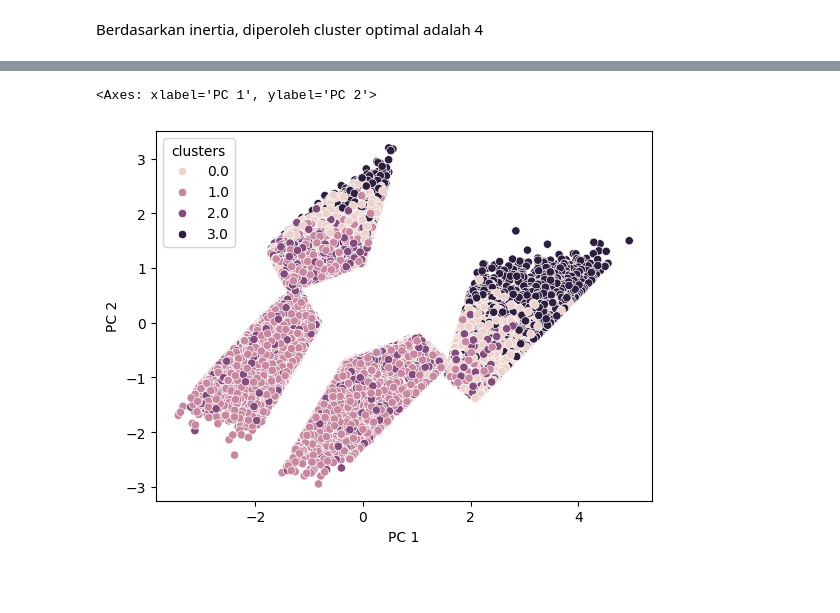
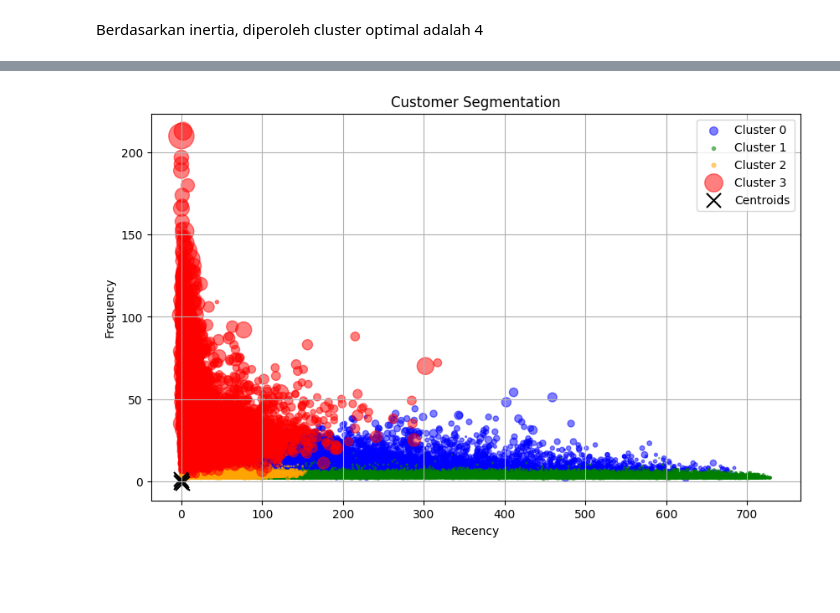
Before and after one commit to mfathul21/airline-customer-value, a Jupyter notebook: Airline_Customer_Segmentation.ipynb, the cells around one changed output, grey strips where cells are left out. Drawn from its saved outputs; the diff is of its cells as text; code cells hidden in the pictures; blank space fills up the shorter version.

```diff
--- a/Airline_Customer_Segmentation.ipynb
+++ b/Airline_Customer_Segmentation.ipynb
@@ -724,7 +705,22 @@ data_pca.head()
-# %%
-sns.scatterplot(x='PC 1', y='PC 2', hue='clusters', data=data_pca)
-# %% [output]
-<Axes: xlabel='PC 1', ylabel='PC 2'>
-[figure, removed]
-# %% [markdown]
-###
+# %%
+plt.figure(figsize=(10, 6))
+
+colors = ['blue', 'green', 'orange', 'red']
+marker_sizes = customers['monetary'] / 1000  # Adjust scaling factor as needed
+
+for cluster, color in zip(range(4), colors):
+    cluster_data = customers[customers['Cluster'] == cluster]
+    plt.scatter(cluster_data['recency'], cluster_data['frequency'], s=marker_sizes[cluster_data.index],
+                c=color, label=f'Cluster {cluster}', alpha=0.5)
+
+centroids = model.cluster_centers_
+plt.scatter(centroids[:, 0], centroids[:, 1], marker='x', s=150, c='black', label='Centroids')
+
+plt.xlabel('Recency')
+plt.ylabel('Frequency')
+plt.title('Customer Segmentation')
+plt.legend()
+plt.grid(True)
+plt.show()
+# %% [output]
+[figure, added]
```
Also changed, not shown: parts of 20 cells of this notebook.
